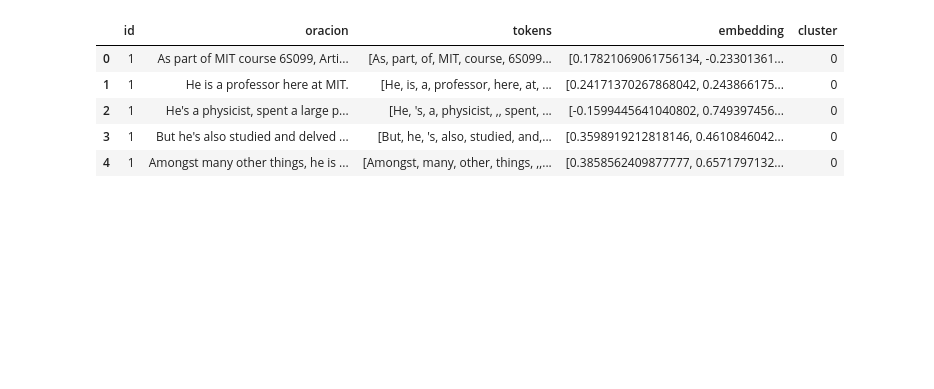
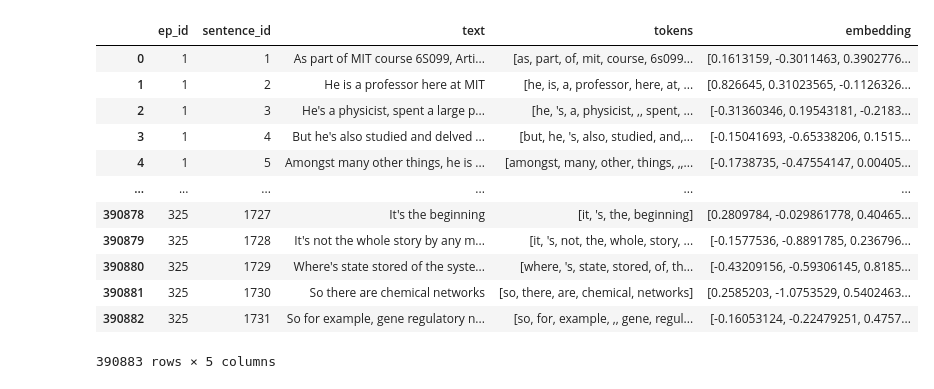
Before and after one commit to goDismal/RI-2024B, a Jupyter notebook: lex-fridman.ipynb, the cells around one changed output. Drawn from its saved outputs; the diff is of its cells as text; code cells hidden in the pictures; blank space fills up the shorter version.

```diff
--- a/lex-fridman.ipynb
+++ b/lex-fridman.ipynb
@@ -81,0 +98,10 @@ df_sentences.head()
+# %%
+# 1. Tokenización: Convertir frases en listas de palabras
+df_modelado['tokens'] = df_modelado['text'].apply(lambda x: word_tokenize(x.lower()))
+
+# 2. Entrenamiento de Word2Vec
+# Crear una lista de listas de palabras (tokens) para entrenar Word2Vec
+sentences = df_modelado['tokens'].tolist()
+
+# Entrenar el modelo Word2Vec
+model = Word2Vec(sentences, vector_size=100, window=5, min_count=1, workers=4)
@@ -82,19 +136,29 @@ df_sentences.head()
+# %%
+df_modelado
+# %% [output]
+|  | ep_id | sentence_id | text | tokens | embedding |
+| 0 | 1 | 1 | As part of MIT course 6S099, Arti... | [as, part, of, mit, course, 6s099... | [0.1613159, -0.3011463, 0.3902776... |
+| 1 | 1 | 2 | He is a professor here at MIT | [he, is, a, professor, here, at, ... | [0.826645, 0.31023565, -0.1126326... |
+| 2 | 1 | 3 | He's a physicist, spent a large p... | [he, 's, a, physicist, ,, spent, ... | [-0.31360346, 0.19543181, -0.2183... |
+| 3 | 1 | 4 | But he's also studied and delved ... | [but, he, 's, also, studied, and,... | [-0.15041693, -0.65338206, 0.1515... |
+| 4 | 1 | 5 | Amongst many other things, he is ... | [amongst, many, other, things, ,,... | [-0.1738735, -0.47554147, 0.00405... |
+| ... | ... | ... | ... | ... | ... |
+| 390878 | 325 | 1727 | It's the beginning | [it, 's, the, beginning] | [0.2809784, -0.029861778, 0.40465... |
+| 390879 | 325 | 1728 | It's not the whole story by any m... | [it, 's, not, the, whole, story, ... | [-0.1577536, -0.8891785, 0.236796... |
+| 390880 | 325 | 1729 | Where's state stored of the syste... | [where, 's, state, stored, of, th... | [-0.43209156, -0.59306145, 0.8185... |
+| 390881 | 325 | 1730 | So there are chemical networks | [so, there, are, chemical, networks] | [0.2585203, -1.0753529, 0.5402463... |
+| 390882 | 325 | 1731 | So for example, gene regulatory n... | [so, for, example, ,, gene, regul... | [-0.16053124, -0.22479251, 0.4757... |
+390883 rows × 5 columns
 # %%
 from sklearn.cluster import KMeans
-import numpy as np
+from sklearn.decomposition import PCA
+import matplotlib.pyplot as plt
 
-# Cargar los embeddings
-embeddings = np.array(df_sentences['embedding'].tolist())
+embeddings = np.array(df_modelado['embedding'].tolist())
 
-# Aplicar KMeans para clusterización
-num_clusters = 5  # Define el número de clusters según el caso
-kmeans = KMeans(n_clusters=num_clusters, random_state=42)
-df_sentences['cluster'] = kmeans.fit_predict(embeddings)
-df_sentences.head()
+# Número de clusters
+n_clusters = 5
+
+# Aplicar K-Means
+kmeans = KMeans(n_clusters=n_clusters, random_state=42)
+df_modelado['cluster'] = kmeans.fit_predict(embeddings)
-# %% [output]
-|  | id | oracion | tokens | embedding | cluster |
-| 0 | 1 | As part of MIT course 6S099, Arti... | [As, part, of, MIT, course, 6S099... | [0.17821069061756134, -0.23301361... | 0 |
-| 1 | 1 | He is a professor here at MIT. | [He, is, a, professor, here, at, ... | [0.24171370267868042, 0.243866175... | 0 |
-| 2 | 1 | He's a physicist, spent a large p... | [He, 's, a, physicist, ,, spent, ... | [-0.1599445641040802, 0.749397456... | 0 |
-| 3 | 1 | But he's also studied and delved ... | [But, he, 's, also, studied, and,... | [0.3598919212818146, 0.4610846042... | 0 |
-| 4 | 1 | Amongst many other things, he is ... | [Amongst, many, other, things, ,,... | [0.3858562409877777, 0.6571797132... | 0 |
```
Also changed, not shown: parts of 31 cells of this notebook, 3 other files.
